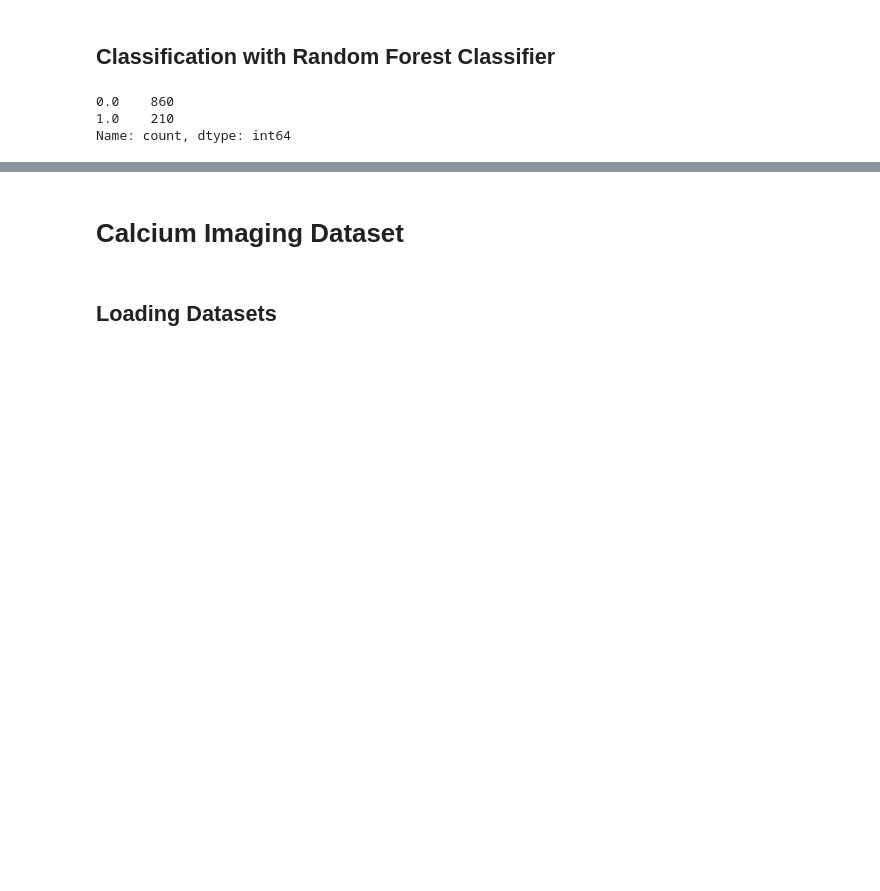
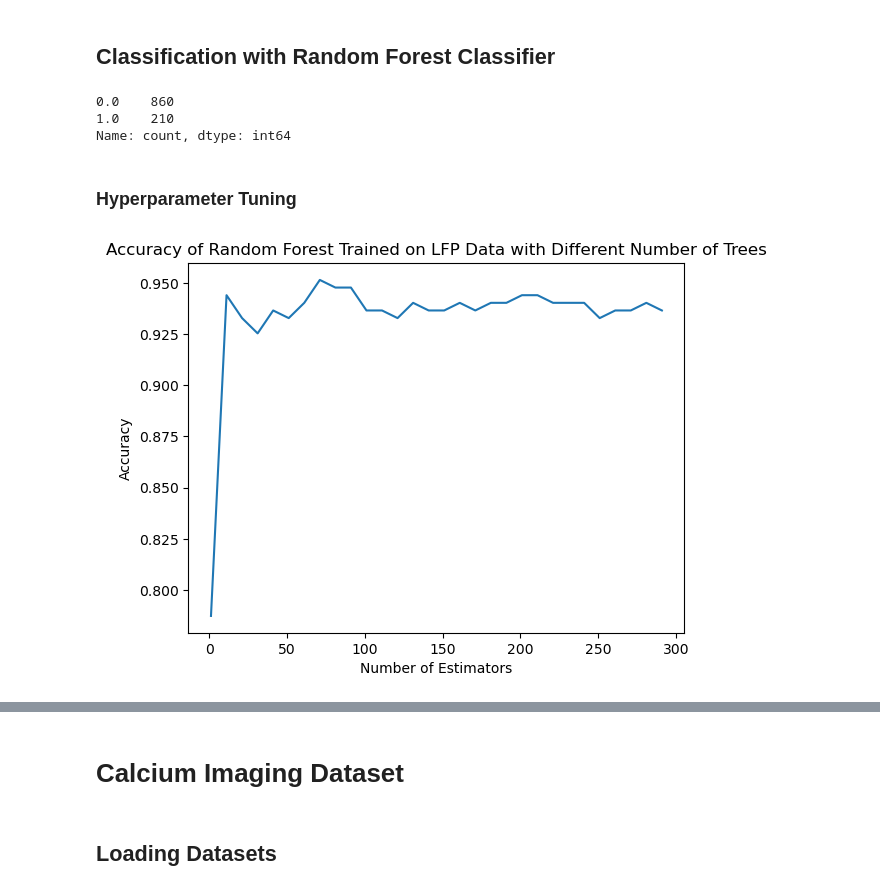
Before and after one commit to pbvijaya/BIPN162_Cell_Types, a Jupyter notebook: final_project_models.ipynb, the cells around one changed output, grey strips where cells are left out. Saved outputs shown, nothing was run; the diff lists cells and outputs as text; code cells hidden in the pictures; blank space fills up the shorter version.

Commit message:
Hyperparameter Tuning

```diff
--- a/final_project_models.ipynb
+++ b/final_project_models.ipynb
@@ -243,8 +243,8 @@ value__fft_coefficient__attr_"angle"__coeff_83                        4.248387e-
 Length: 363, dtype: float64
 # %%
 # lfp_normalized_features.to_csv('/Users/Devin Chang/Documents/BIPN162/BIPN162_Cell_Types/normalized_lfp_features.csv', index=True)
-# lfp_normalized_features = pd.read_csv('/Users/Devin Chang/Documents/BIPN162/BIPN162_Cell_Types/normalized_lfp_features.csv')
-# lfp_normalized_features = lfp_normalized_features.iloc[:, 1:]
+lfp_normalized_features = pd.read_csv('/Users/Devin Chang/Documents/BIPN162/BIPN162_Cell_Types/tsfresh_feature_matrix/normalized_lfp_features.csv')
+lfp_normalized_features = lfp_normalized_features.iloc[:, 1:]
 # %% [markdown]
 ## Classification with Random Forest Classifier
 # %%
@@ -261,3 +261,26 @@ pd.Series(lfp_y_train).value_counts()
 0.0    860
 1.0    210
 Name: count, dtype: int64
+# %% [markdown]
+### Hyperparameter Tuning
+# %%
+clf_accuracies = []
+train_errors, val_errors = [], []
+lfp_class_weight = {0: 1, 1: 4}
+num_estimators = np.arange(1, 300, 10)
+for num in num_estimators:
+    temp_clf = RandomForestClassifier(n_estimators=num, class_weight=lfp_class_weight, random_state=3)
+    temp_clf.fit(lfp_X_train, lfp_y_train)
+    temp_test_pred = temp_clf.predict(lfp_X_test)
+    temp_train_pred = temp_clf.predict(lfp_X_train)
+    clf_accuracies.append(accuracy_score(lfp_y_test, temp_test_pred))
+    train_errors.append(1 - accuracy_score(lfp_y_train, temp_train_pred))
+    val_errors.append(1 - accuracy_score(lfp_y_test, temp_test_pred))
+# %%
+plt.plot(num_estimators, clf_accuracies)
+plt.title('Accuracy of Random Forest Trained on LFP Data with Different Number of Trees')
+plt.xlabel('Number of Estimators')
+plt.ylabel('Accuracy')
+plt.show()
+# %% [output]
+[figure, added]
```
Also changed, not shown: parts of 20 cells of this notebook.
